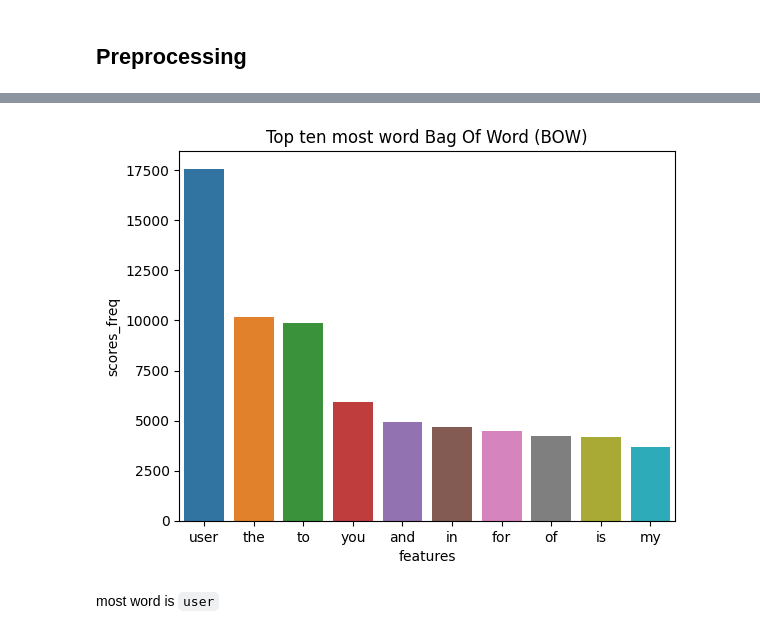
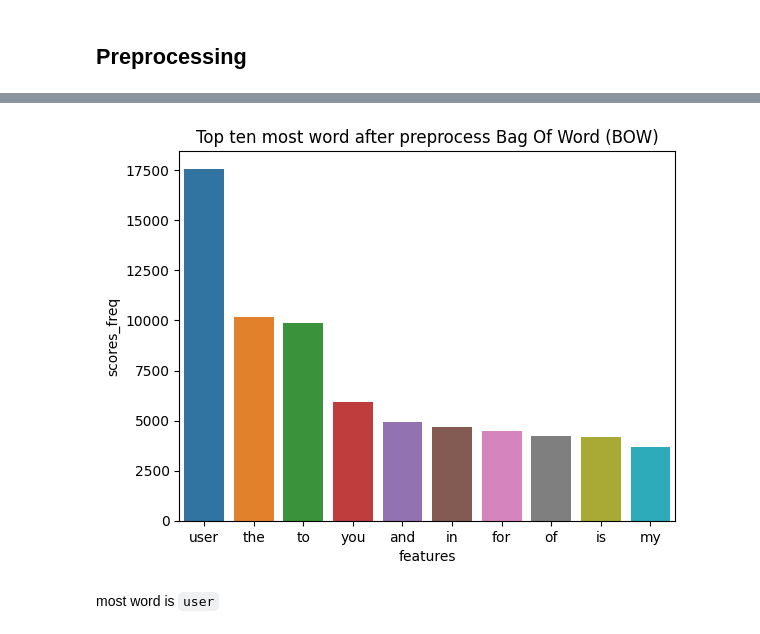
Before and after one commit to ackermanjayjay/Detection-tweets-hate-speech, a Jupyter notebook: Tweets_hate_speech.ipynb, the cells around one changed output, grey strips where cells are left out. Cells and saved outputs as stored; diff of their text form; code cells hidden in the pictures.

```diff
--- a/Tweets_hate_speech.ipynb
+++ b/Tweets_hate_speech.ipynb
@@ -288,10 +288,10 @@ data_bag_of_words_tweetsClean=pd.DataFrame({
 top_ten_most_words_bag_of_words_cleanTweets=data_bag_of_words_tweetsClean.sort_values(by='scores_freq',ascending=False).head(10)
 # %%
 sns.barplot(data=top_ten_most_words_bag_of_words,x='features',y='scores_freq')
-plt.title('Top ten most word Bag Of Word (BOW)')
+plt.title('Top ten most word after preprocess Bag Of Word (BOW)')
 plt.show()
 # %% [output]
-[figure, old version]
+[figure, new version]
 # %% [markdown]
 most word is `user`
 # %% [markdown]
```
Also changed, not shown: parts of 111 cells of this notebook.
